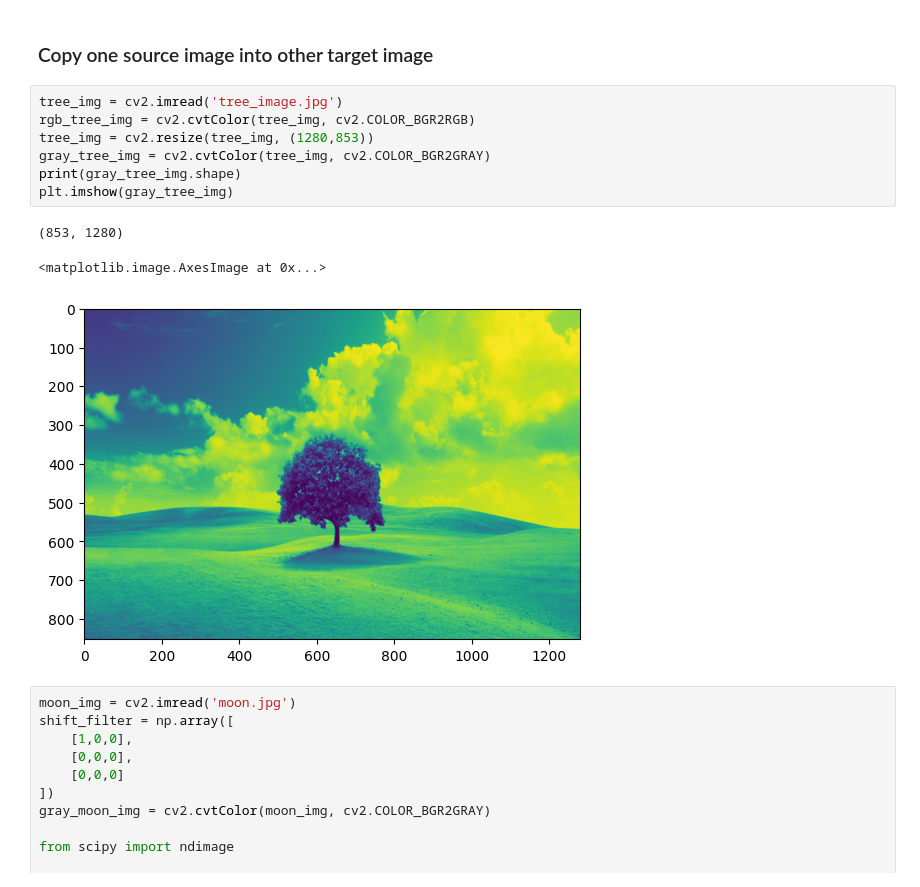
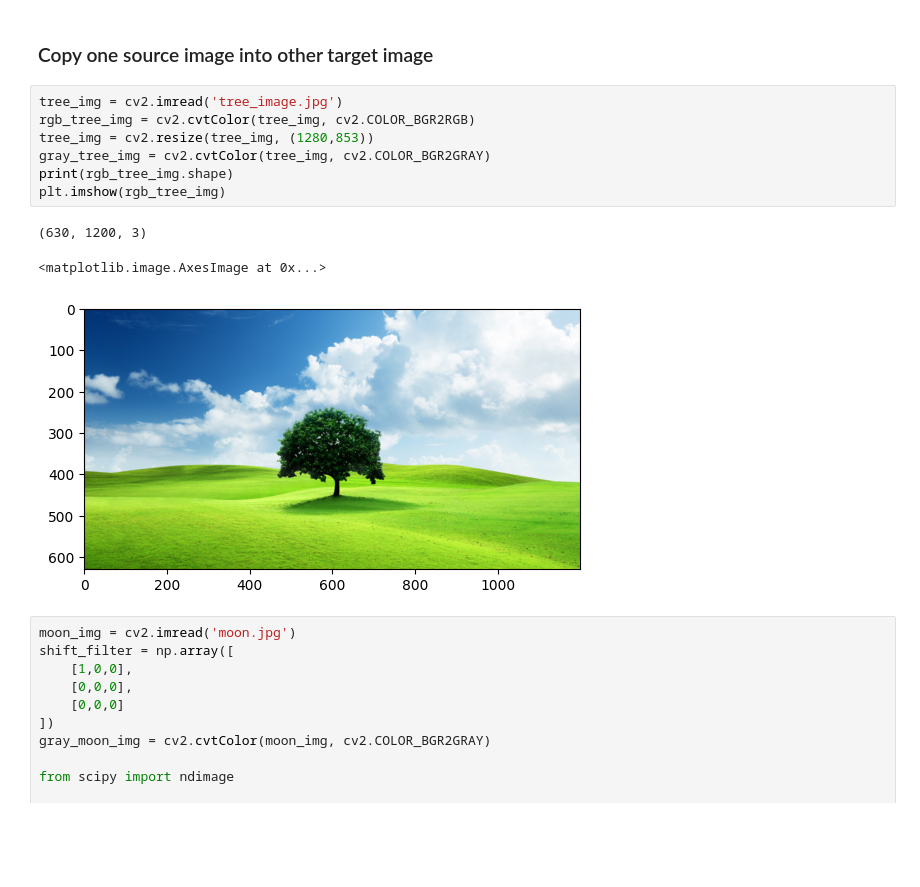
Before and after one commit to chris00234/image_blending_CV, a Jupyter notebook: main.ipynb, the cells around one changed output. Cells and saved outputs as stored; diff of their text form; blank space fills up the shorter version.

```diff
--- a/main.ipynb
+++ b/main.ipynb
@@ -74,14 +74,14 @@ axes[1].imshow(result_img.astype(np.uint8))
 # %%
 tree_img = cv2.imread('tree_image.jpg')
 rgb_tree_img = cv2.cvtColor(tree_img, cv2.COLOR_BGR2RGB)
 tree_img = cv2.resize(tree_img, (1280,853))
 gray_tree_img = cv2.cvtColor(tree_img, cv2.COLOR_BGR2GRAY)
-print(gray_tree_img.shape)
-plt.imshow(gray_tree_img)
+print(rgb_tree_img.shape)
+plt.imshow(rgb_tree_img)
 # %% [output]
-(853, 1280)
+(630, 1200, 3)
 <matplotlib.image.AxesImage at 0x...>
-[figure, old version]
+[figure, new version]
 # %%
 moon_img = cv2.imread('moon.jpg')
 shift_filter = np.array([
```
Also changed, not shown: parts of 6 cells of this notebook, 6 other files.
